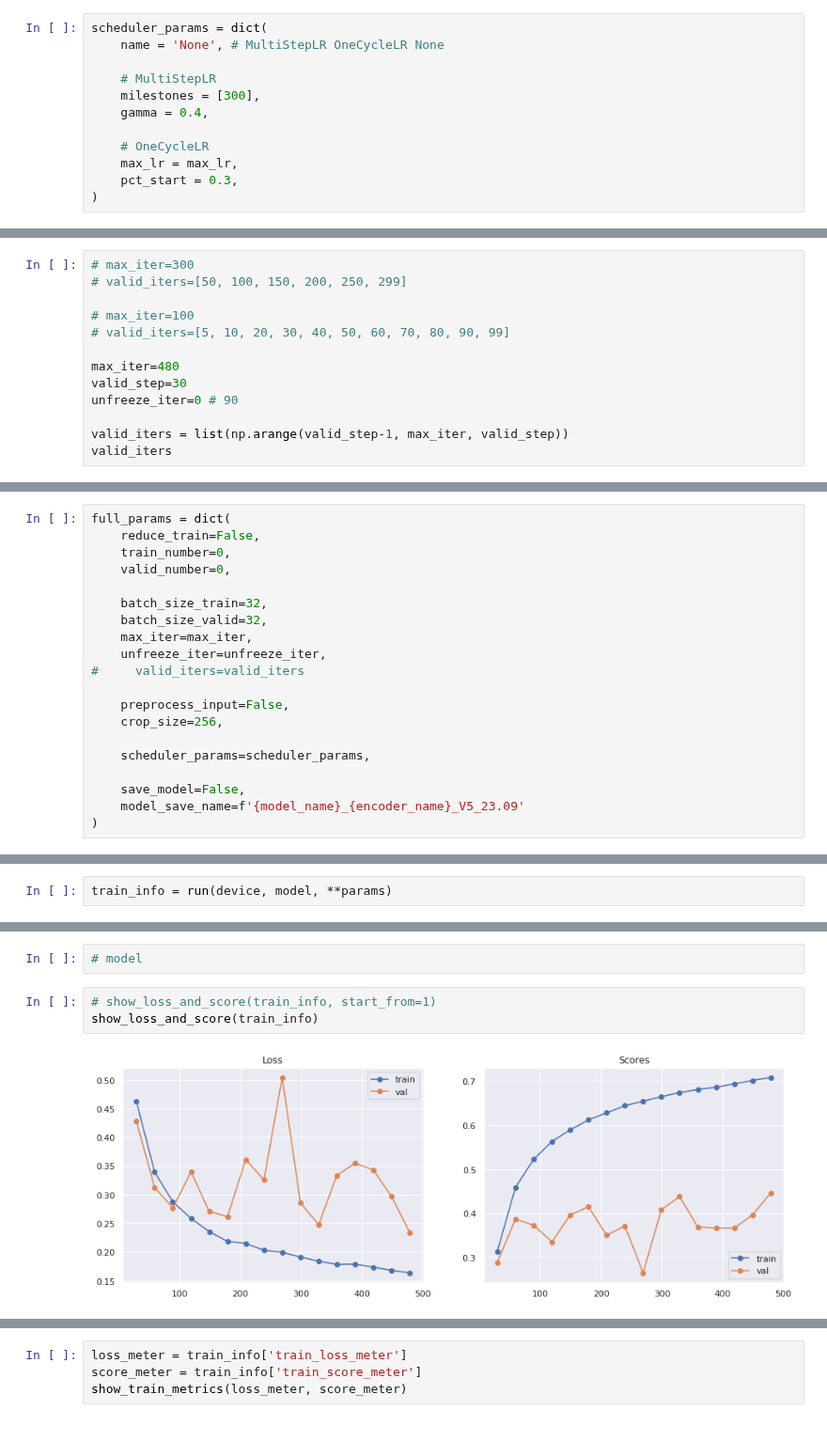
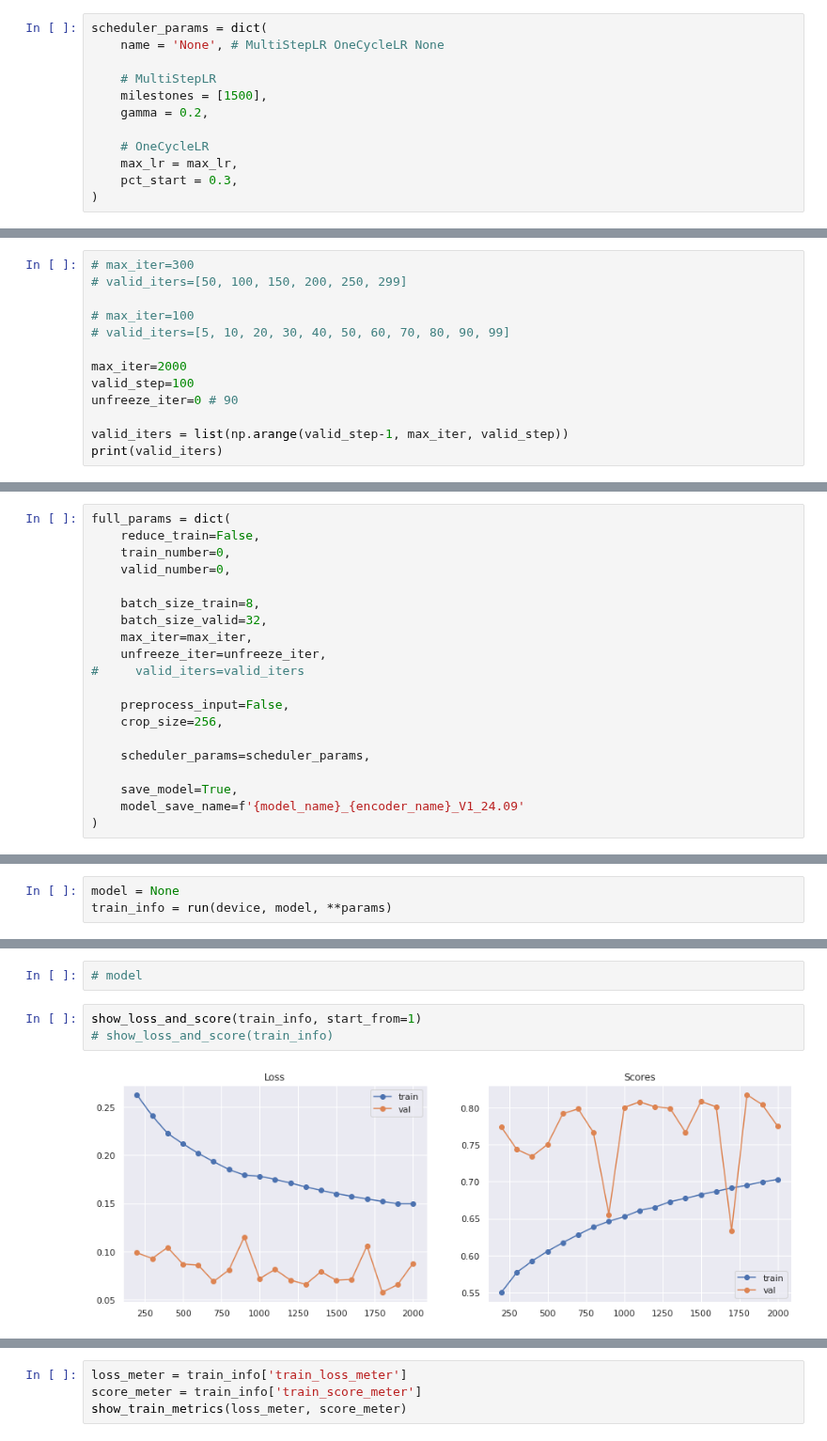
Before and after one commit to MIchaelKa/detect-flood-water, a Jupyter notebook: detect-flood-water-train.ipynb, the cells around one changed output, grey strips where cells are left out. Shown at 94% size. Drawn from its saved outputs; the diff is of its cells as text.

```diff
--- a/detect-flood-water-train.ipynb
+++ b/detect-flood-water-train.ipynb
@@ -791,8 +813,8 @@ scheduler_params = dict(
     name = 'None', # MultiStepLR OneCycleLR None
 
     # MultiStepLR
-    milestones = [300],
-    gamma = 0.4,
+    milestones = [1500],
+    gamma = 0.2,
 
     # OneCycleLR
     max_lr = max_lr,
@@ -856,10 +878,10 @@ max_iter, num_train_samples
 # max_iter=100
 # valid_iters=[5, 10, 20, 30, 40, 50, 60, 70, 80, 90, 99]
 
-max_iter=480
-valid_step=30
+max_iter=2000
+valid_step=100
 unfreeze_iter=0 # 90
 
 valid_iters = list(np.arange(valid_step-1, max_iter, valid_step))
-valid_iters
+print(valid_iters)
 # %% [output]
@@ -870,7 +892,7 @@ full_params = dict(
     train_number=0,
     valid_number=0,
 
-    batch_size_train=32,
+    batch_size_train=8,
     batch_size_valid=32,
     max_iter=max_iter,
     unfreeze_iter=unfreeze_iter,
@@ -881,8 +903,8 @@ full_params = dict(
 
     scheduler_params=scheduler_params,
 
-    save_model=False,
-    model_save_name=f'{model_name}_{encoder_name}_V5_23.09'
+    save_model=True,
+    model_save_name=f'{model_name}_{encoder_name}_V1_24.09'
 )
 # %%
 params = dict(
@@ -927,6 +949,7 @@ other_params = dict(
 )
 params.update(other_params)
 # %%
+model = None
 train_info = run(device, model, **params)
 # %% [output]
 [run]
@@ -947,10 +973,10 @@ RuntimeError: ignored
 # %%
 # model
 # %%
-# show_loss_and_score(train_info, start_from=1)
-show_loss_and_score(train_info)
+show_loss_and_score(train_info, start_from=1)
+# show_loss_and_score(train_info)
 # %% [output]
-[figure, old version]
+[figure, new version]
 # %%
 show_valid_score_by_flood(train_info)
 # %% [output]
```
Also changed, not shown: parts of 28 cells of this notebook, 6 other files.
